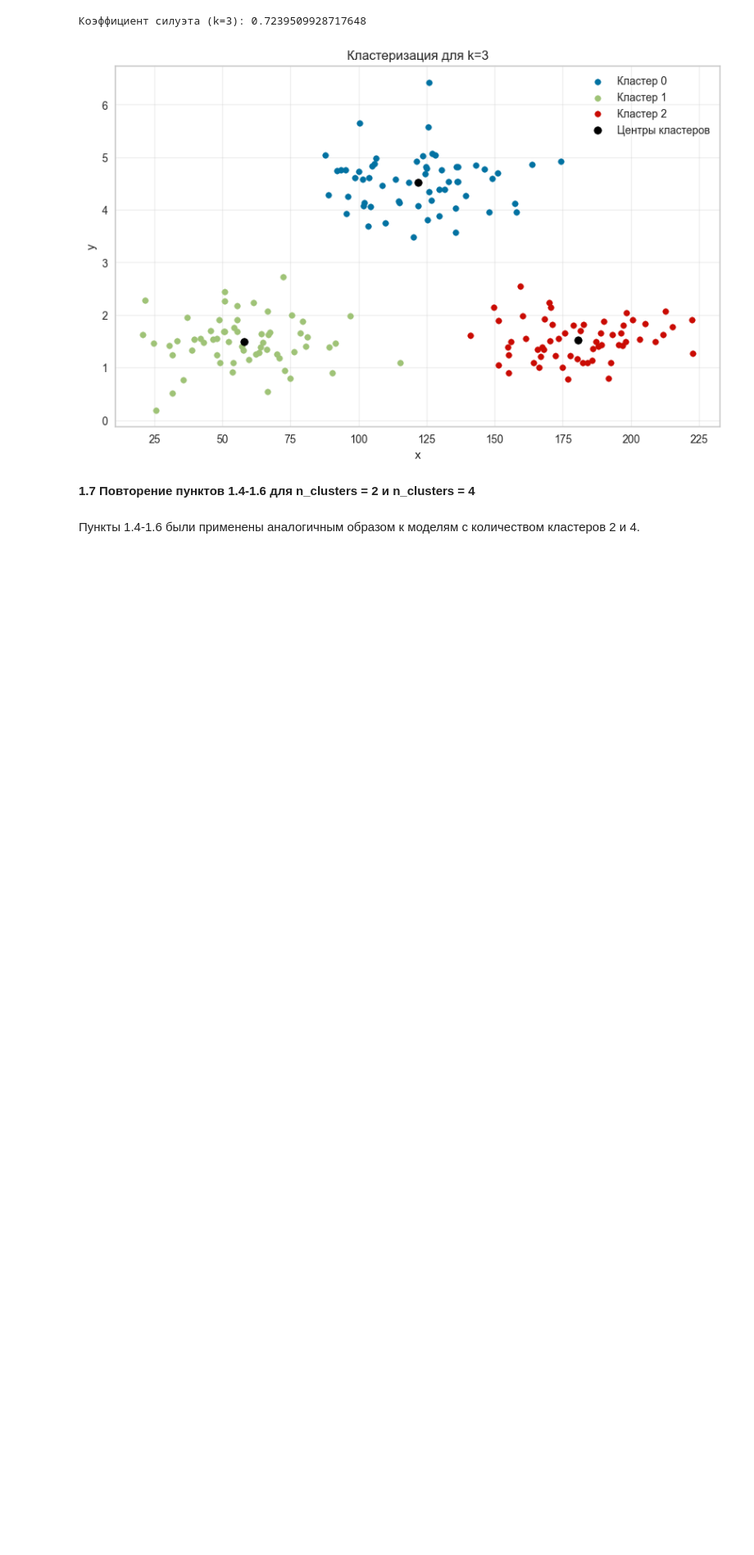
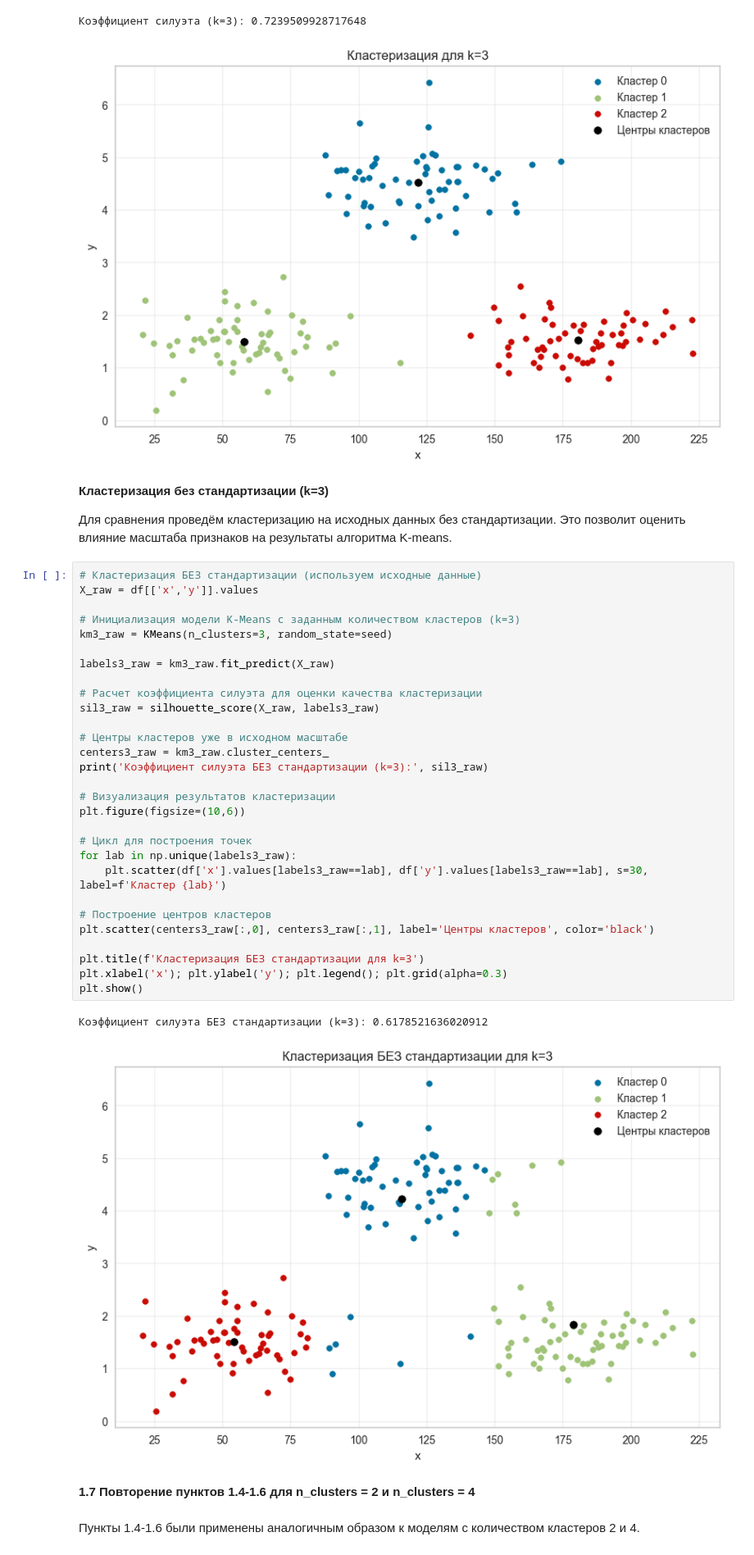
Before and after one commit to singl3focus/data_analysis, a Jupyter notebook: LR4_Tursunov_3.ipynb, the cells around one changed output. Shown at 82% size. Drawn from its saved outputs; the diff is of its cells as text; blank space fills up the shorter version.

```diff
--- a/LR4_Tursunov_3.ipynb
+++ b/LR4_Tursunov_3.ipynb
@@ -99,6 +101,42 @@ plt.show()
 # %% [output]
 Коэффициент силуэта (k=3): 0.7239509928717648
 [figure]
+# %% [markdown]
+**Кластеризация без стандартизации (k=3)**
+
+Для сравнения проведём кластеризацию на исходных данных без стандартизации. Это позволит оценить влияние масштаба признаков на результаты алгоритма K-means.
+# %%
+# Кластеризация БЕЗ стандартизации (используем исходные данные)
+X_raw = df[['x','y']].values
+
+# Инициализация модели K-Means с заданным количеством кластеров (k=3)
+km3_raw = KMeans(n_clusters=3, random_state=seed)
+
+labels3_raw = km3_raw.fit_predict(X_raw)
+
+# Расчет коэффициента силуэта для оценки качества кластеризации
+sil3_raw = silhouette_score(X_raw, labels3_raw)
+
+# Центры кластеров уже в исходном масштабе
+centers3_raw = km3_raw.cluster_centers_
+print('Коэффициент силуэта БЕЗ стандартизации (k=3):', sil3_raw)
+
+# Визуализация результатов кластеризации
+plt.figure(figsize=(10,6))
+
+# Цикл для построения точек
+for lab in np.unique(labels3_raw):
+    plt.scatter(df['x'].values[labels3_raw==lab], df['y'].values[labels3_raw==lab], s=30, label=f'Кластер {lab}')
+
+# Построение центров кластеров
+plt.scatter(centers3_raw[:,0], centers3_raw[:,1], label='Центры кластеров', color='black')
+
+plt.title(f'Кластеризация БЕЗ стандартизации для k=3')
+plt.xlabel('x'); plt.ylabel('y'); plt.legend(); plt.grid(alpha=0.3)
+plt.show()
+# %% [output]
+Коэффициент силуэта БЕЗ стандартизации (k=3): 0.6178521636020912
+[figure, added]
 # %% [markdown]
 **1.7 Повторение пунктов 1.4-1.6 для n_clusters = 2 и n_clusters = 4**
 # %% [markdown]
```
Also changed, not shown: parts of 25 cells of this notebook.
